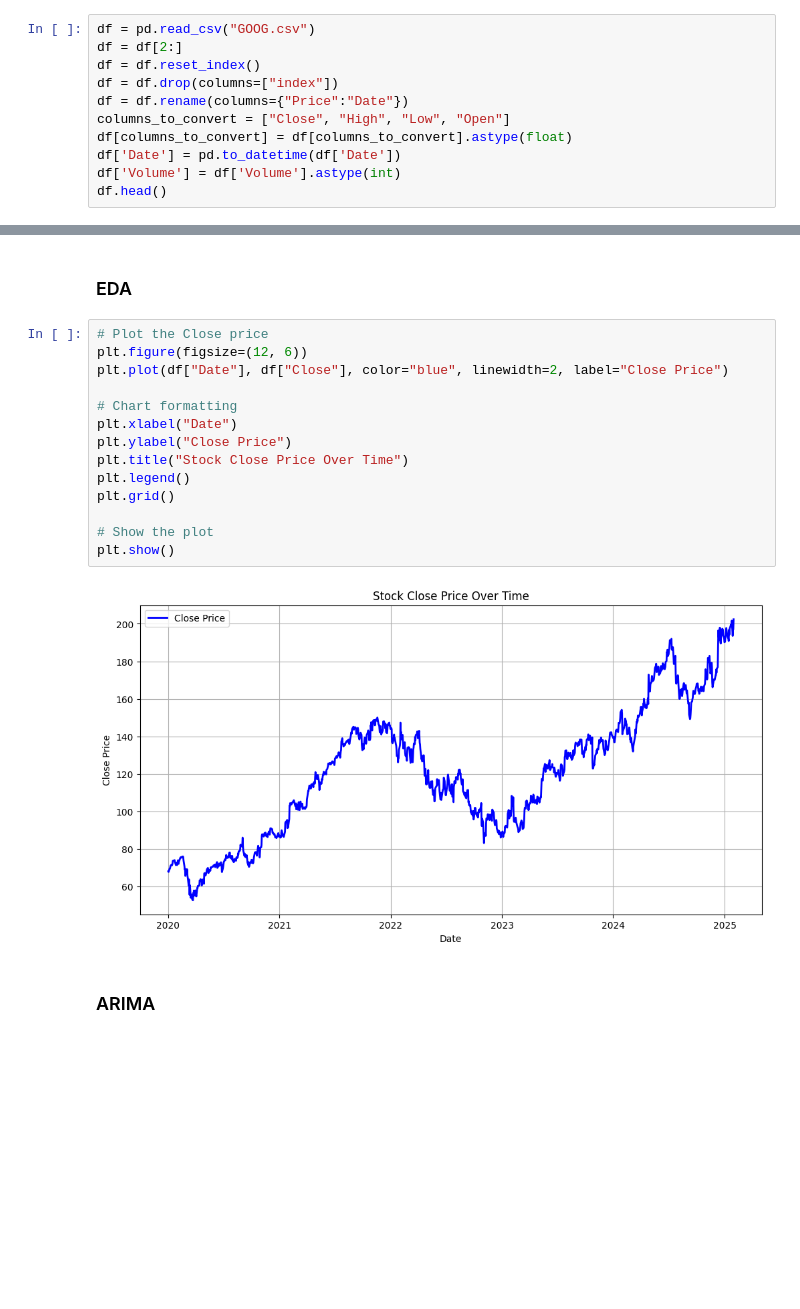
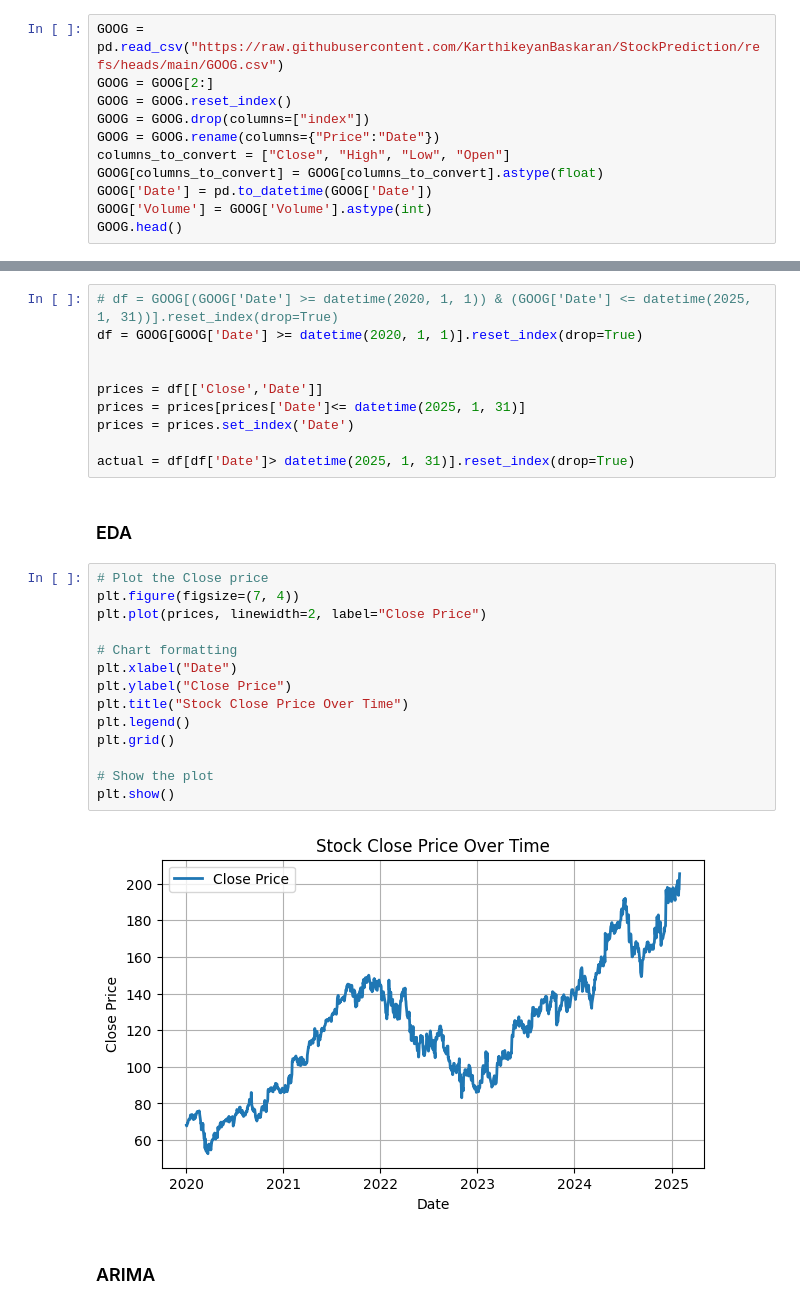
Before and after one commit to KarthikeyanBaskaran/StockPrediction, a Jupyter notebook: Capstone_Microsoft.ipynb, the cells around one changed output, grey strips where cells are left out. Drawn from its saved outputs; the diff is of its cells as text; blank space fills up the shorter version.

```diff
--- a/Capstone_Microsoft.ipynb
+++ b/Capstone_Microsoft.ipynb
@@ -32,16 +47,16 @@ df.to_csv("GOOG.csv")
 # %% [output]
 [*********************100%***********************]  1 of 1 completed
 # %%
-df = pd.read_csv("GOOG.csv")
-df = df[2:]
-df = df.reset_index()
-df = df.drop(columns=["index"])
-df = df.rename(columns={"Price":"Date"})
+GOOG = pd.read_csv("https://raw.githubusercontent.com/KarthikeyanBaskaran/StockPrediction/refs/heads/main/GOOG.csv")
+GOOG = GOOG[2:]
+GOOG = GOOG.reset_index()
+GOOG = GOOG.drop(columns=["index"])
+GOOG = GOOG.rename(columns={"Price":"Date"})
 columns_to_convert = ["Close", "High", "Low", "Open"]
-df[columns_to_convert] = df[columns_to_convert].astype(float)
-df['Date'] = pd.to_datetime(df['Date'])
-df['Volume'] = df['Volume'].astype(int)
-df.head()
+GOOG[columns_to_convert] = GOOG[columns_to_convert].astype(float)
+GOOG['Date'] = pd.to_datetime(GOOG['Date'])
+GOOG['Volume'] = GOOG['Volume'].astype(int)
+GOOG.head()
 # %% [output]
 |  | Date | Close | High | Low | Open | Volume |
 | 0 | 2004-08-19 | 2.487352 | 2.579567 | 2.378775 | 2.478923 | 897427216 |
@@ -71,21 +83,31 @@ df = df[df['Date']<datetime.datetime(2025,1,31)]
+# %%
+# df = GOOG[(GOOG['Date'] >= datetime(2020, 1, 1)) & (GOOG['Date'] <= datetime(2025, 1, 31))].reset_index(drop=True)
+df = GOOG[GOOG['Date'] >= datetime(2020, 1, 1)].reset_index(drop=True)
+
+
+prices = df[['Close','Date']]
+prices = prices[prices['Date']<= datetime(2025, 1, 31)]
+prices = prices.set_index('Date')
+
+actual = df[df['Date']> datetime(2025, 1, 31)].reset_index(drop=True)
 # %% [markdown]
 ### EDA
 # %%
 # Plot the Close price
-plt.figure(figsize=(12, 6))
-plt.plot(df["Date"], df["Close"], color="blue", linewidth=2, label="Close Price")
+plt.figure(figsize=(7, 4))
+plt.plot(prices, linewidth=2, label="Close Price")
 
 # Chart formatting
 plt.xlabel("Date")
 plt.ylabel("Close Price")
 plt.title("Stock Close Price Over Time")
 plt.legend()
 plt.grid()
 
 # Show the plot
 plt.show()
 # %% [output]
-[figure, old version]
+[figure, new version]
 # %% [markdown]
 ### ARIMA
 # %% [markdown]
```
Also changed, not shown: parts of 36 cells of this notebook.
